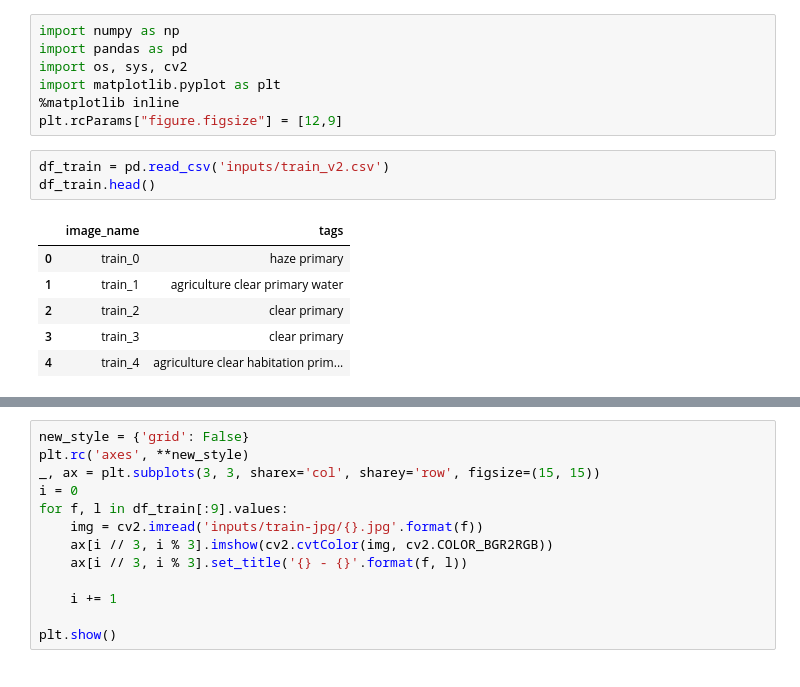
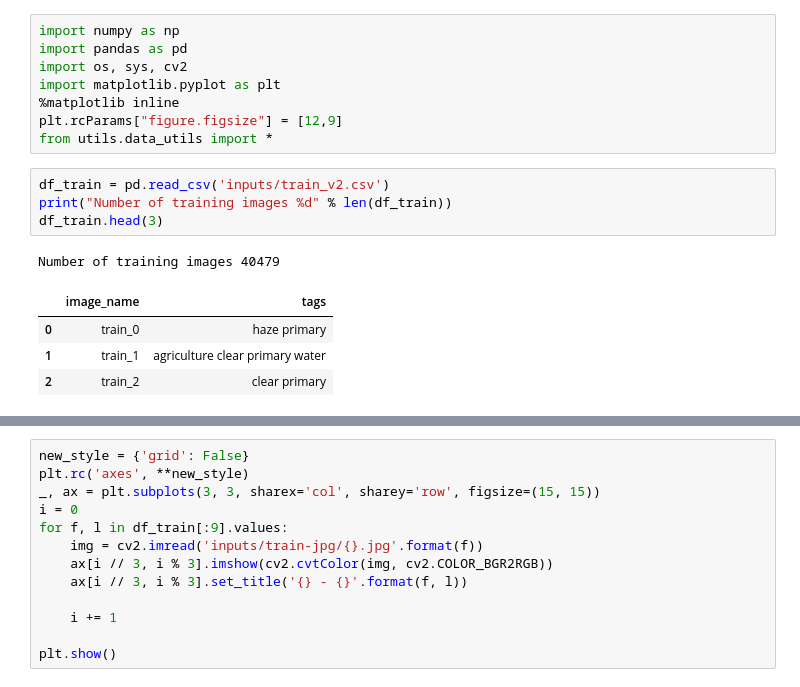
Before and after one commit to ynahshan/kaggle_planet_competition, a Jupyter notebook: udacity_capstone/data_exploration.ipynb, the cells around one changed output, grey strips where cells are left out. Cells and saved outputs as stored; diff of their text form.

Commit message:
udacity capstone: data_exploration, benchmark, basic_cnn

```diff
--- a/data_exploration.ipynb
+++ b/udacity_capstone/data_exploration.ipynb
@@ -5,13 +5,14 @@ import os, sys, cv2
 import matplotlib.pyplot as plt
 %matplotlib inline
 plt.rcParams["figure.figsize"] = [12,9]
+from utils.data_utils import *
 # %%
 df_train = pd.read_csv('inputs/train_v2.csv')
-df_train.head()
+print("Number of training images %d" % len(df_train))
+df_train.head(3)
 # %% [output]
+Number of training images 40479
 |  | image_name | tags |
 | 0 | train_0 | haze primary |
 | 1 | train_1 | agriculture clear primary water |
 | 2 | train_2 | clear primary |
-| 3 | train_3 | clear primary |
-| 4 | train_4 | agriculture clear habitation prim... |
```
Also changed, not shown: parts of 4 cells of this notebook, 2 other files.
